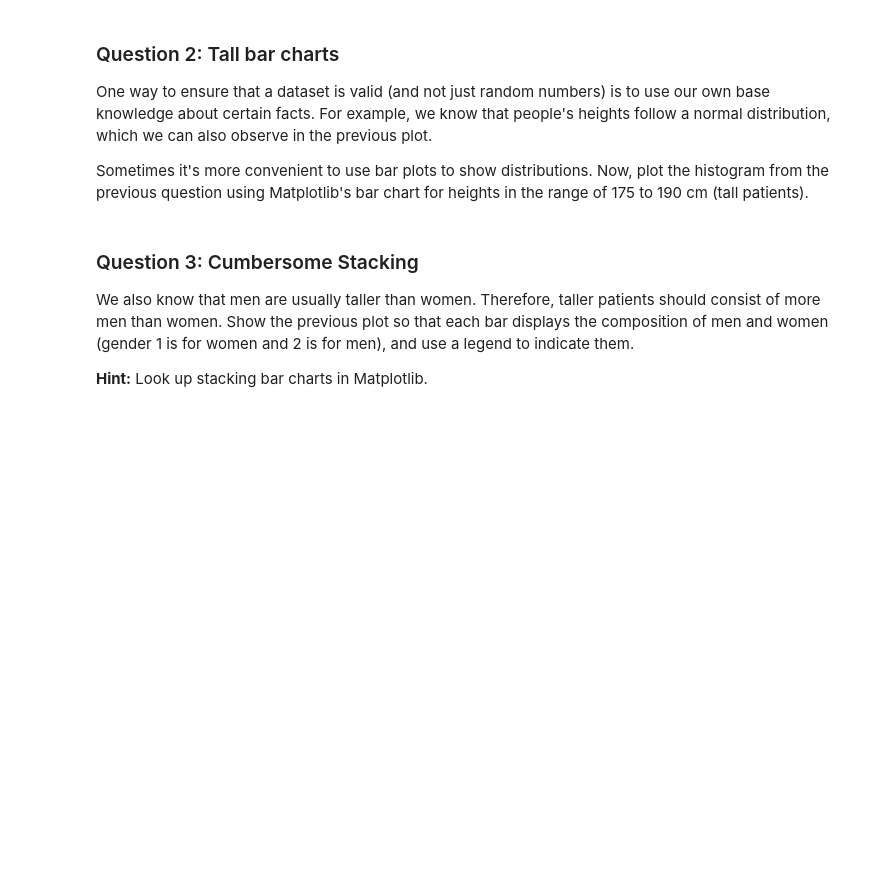
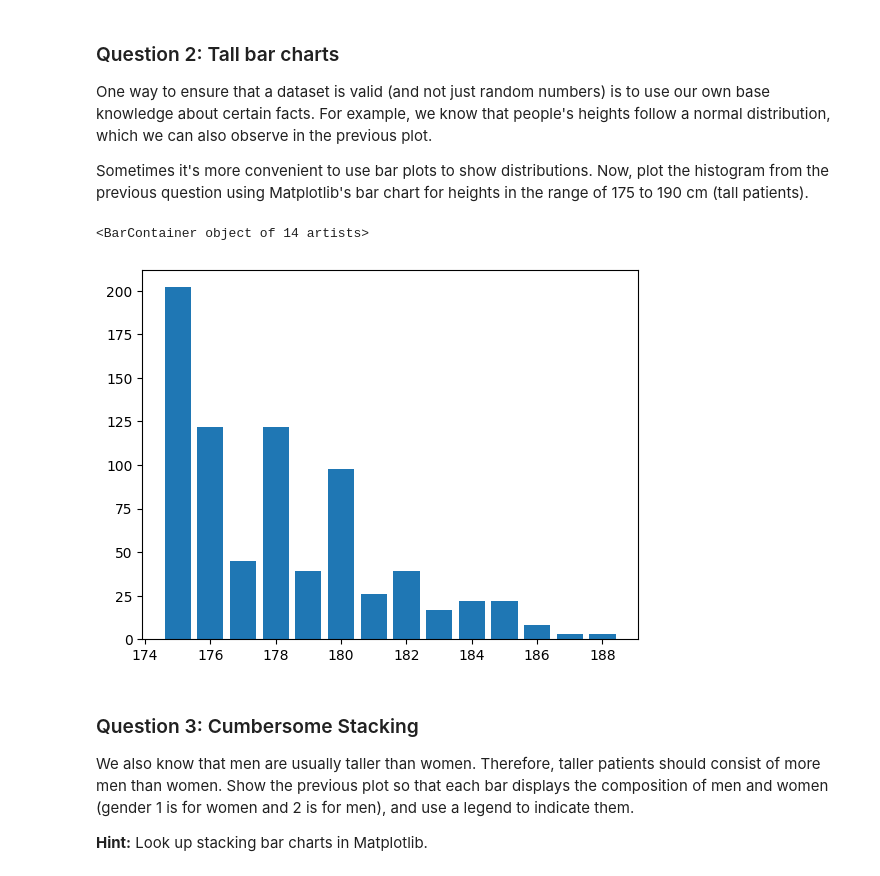
Before and after one commit to alephhNull/Micromaster-Programming-for-Data-Analysis-Summer-2024, a Jupyter notebook: Assignment4.ipynb, the cells around one changed output. Drawn from its saved outputs; the diff is of its cells as text; code cells hidden in the pictures; blank space fills up the shorter version.

```diff
--- a/Assignment4.ipynb
+++ b/Assignment4.ipynb
@@ -91,3 +107,10 @@ Sometimes it's more convenient to use bar plots to show distributions. Now, plot
+# %%
+heights = df.loc[(df['height'] >= 175) & (df['height'] < 190), 'height']
+x_vals, y_vals = np.unique(heights, return_counts=True)
+plt.bar(x_vals, y_vals)
+# %% [output]
+<BarContainer object of 14 artists>
+[figure, added]
 # %% [markdown]
 ### Question 3: Cumbersome Stacking
 
```
Also changed, not shown: parts of 42 cells of this notebook.
